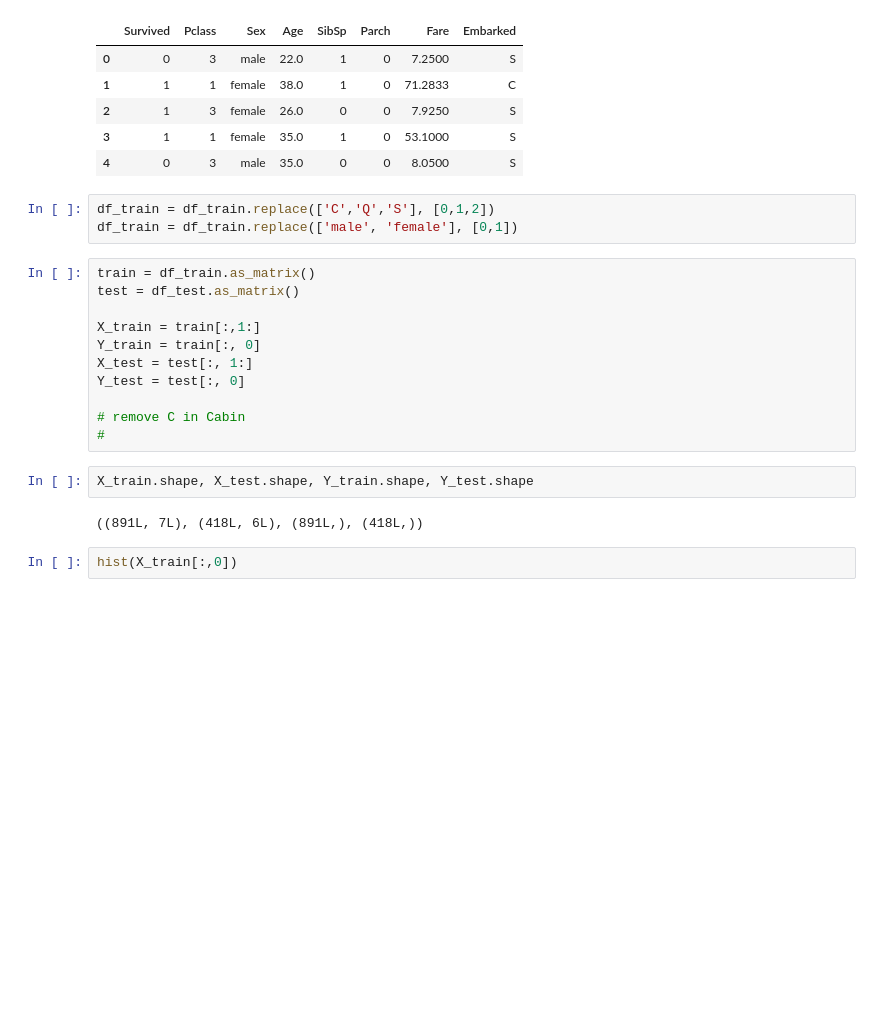
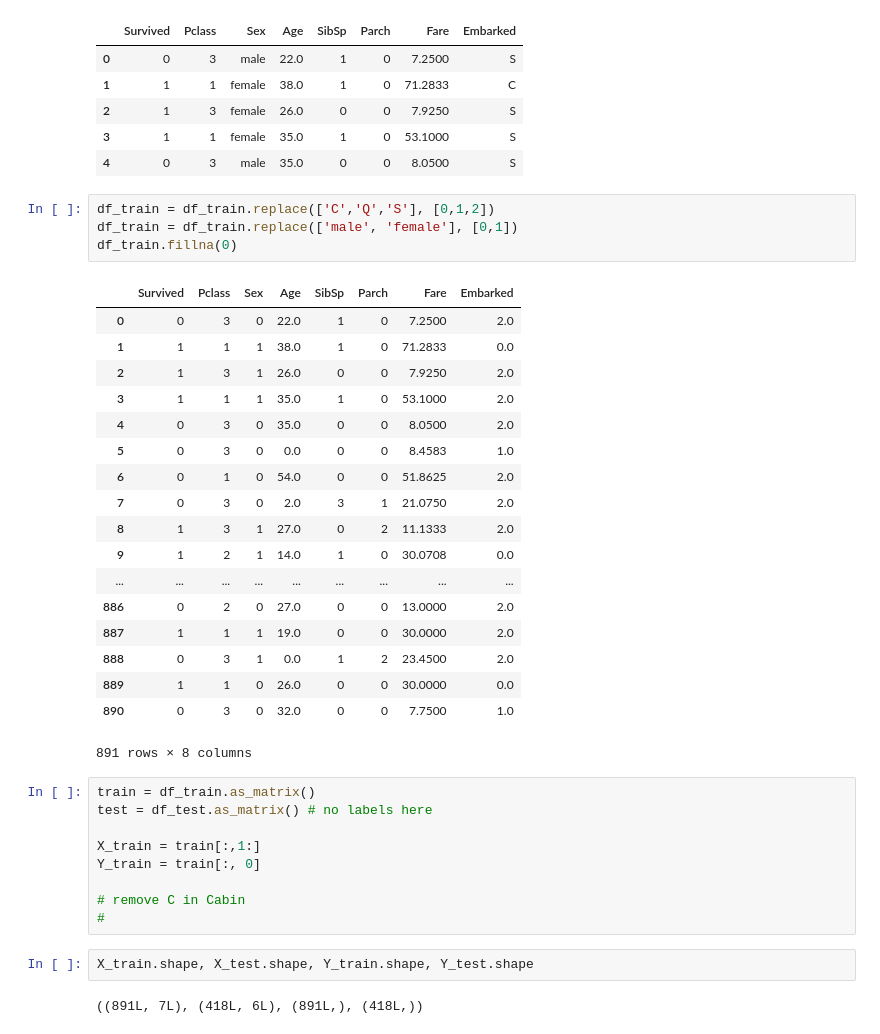
Before and after one commit to sindhu732/AML, a Jupyter notebook: Assignment 1/Titanic/zs_titanic.ipynb, the cells around one changed output. Drawn from its saved outputs; the diff is of its cells as text; blank space fills up the shorter version.

```diff
--- a/Assignment 1/Titanic/zs_titanic.ipynb
+++ b/Assignment 1/Titanic/zs_titanic.ipynb
@@ -71,14 +73,32 @@ df_train.head()
 # %%
 df_train = df_train.replace(['C','Q','S'], [0,1,2])
 df_train = df_train.replace(['male', 'female'], [0,1])
+df_train.fillna(0)
+# %% [output]
+|  | Survived | Pclass | Sex | Age | SibSp | Parch | Fare | Embarked |
+| 0 | 0 | 3 | 0 | 22.0 | 1 | 0 | 7.2500 | 2.0 |
+| 1 | 1 | 1 | 1 | 38.0 | 1 | 0 | 71.2833 | 0.0 |
+| 2 | 1 | 3 | 1 | 26.0 | 0 | 0 | 7.9250 | 2.0 |
+| 3 | 1 | 1 | 1 | 35.0 | 1 | 0 | 53.1000 | 2.0 |
+| 4 | 0 | 3 | 0 | 35.0 | 0 | 0 | 8.0500 | 2.0 |
+| 5 | 0 | 3 | 0 | 0.0 | 0 | 0 | 8.4583 | 1.0 |
+| 6 | 0 | 1 | 0 | 54.0 | 0 | 0 | 51.8625 | 2.0 |
+| 7 | 0 | 3 | 0 | 2.0 | 3 | 1 | 21.0750 | 2.0 |
+| 8 | 1 | 3 | 1 | 27.0 | 0 | 2 | 11.1333 | 2.0 |
+| 9 | 1 | 2 | 1 | 14.0 | 1 | 0 | 30.0708 | 0.0 |
+| ... | ... | ... | ... | ... | ... | ... | ... | ... |
+| 886 | 0 | 2 | 0 | 27.0 | 0 | 0 | 13.0000 | 2.0 |
+| 887 | 1 | 1 | 1 | 19.0 | 0 | 0 | 30.0000 | 2.0 |
+| 888 | 0 | 3 | 1 | 0.0 | 1 | 2 | 23.4500 | 2.0 |
+| 889 | 1 | 1 | 0 | 26.0 | 0 | 0 | 30.0000 | 0.0 |
+| 890 | 0 | 3 | 0 | 32.0 | 0 | 0 | 7.7500 | 1.0 |
+891 rows × 8 columns
 # %%
 train = df_train.as_matrix()
-test = df_test.as_matrix()
+test = df_test.as_matrix() # no labels here
 
 X_train = train[:,1:]
 Y_train = train[:, 0]
-X_test = test[:, 1:]
-Y_test = test[:, 0]
 
 # remove C in Cabin
 #
@@ -86,6 +106,4 @@ Y_test = test[:, 0]
 X_train.shape, X_test.shape, Y_train.shape, Y_test.shape
 # %% [output]
 ((891L, 7L), (418L, 6L), (891L,), (418L,))
-# %%
-hist(X_train[:,0])
 # %%
```
Also changed, not shown: parts of 3 cells of this notebook, 1 other file.
